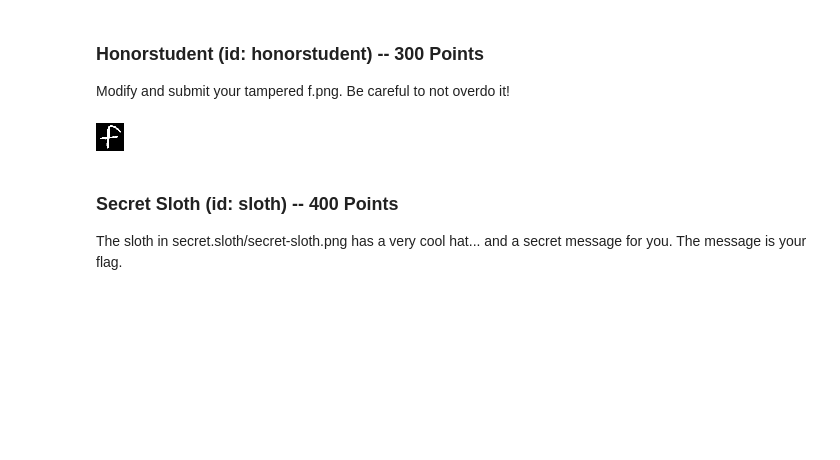
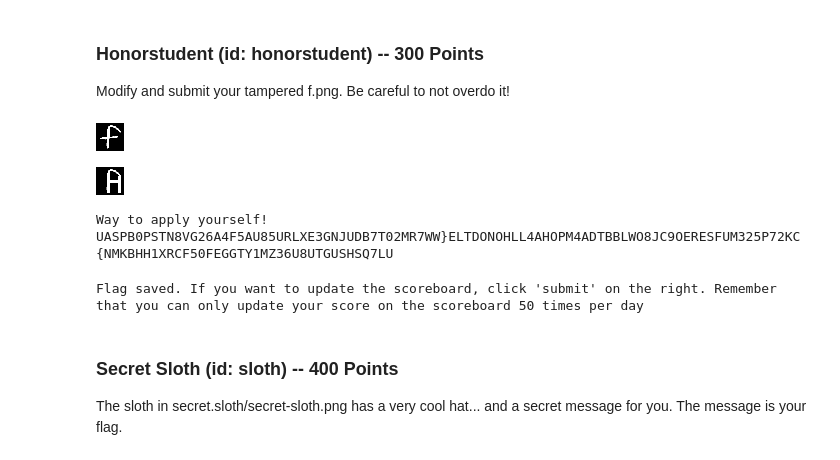
Before and after one commit to anubhavde/jubilant-robot-hacker, a Jupyter notebook: submission.ipynb, the cells around one changed output. Cells and saved outputs as stored; diff of their text form; code cells hidden in the pictures; blank space fills up the shorter version.

```diff
--- a/submission.ipynb
+++ b/submission.ipynb
@@ -441,6 +441,81 @@ Modify and submit your tampered f.png. Be careful to not overdo it!
 Ima(filename='/home/linux/Workspace/ai-village-ctf/honorstudent/f.png')
 # %% [output]
 [figure]
+# %%
+data = np.array([[0, 0, 0, 0, 0, 0, 0, 0, 0, 0, 0, 0, 0, 0, 0, 0, 0, 0, 0, 0, 0, 0, 0, 0, 0, 0, 0, 0],
+                 [0, 0, 0, 0, 0, 0, 0, 0, 0, 0, 0, 0, 0, 0, 0,
+                     0, 0, 0, 0, 0, 0, 0, 0, 0, 0, 0, 0, 0],
+                 [0, 0, 0, 0, 0, 0, 0, 0, 0, 0, 0, 0, 0, 0, 255,
+                     255, 198, 0, 0, 0, 0, 0, 0, 0, 0, 0, 0, 0],
+                 [0, 0, 0, 0, 0, 0, 0, 0, 0, 0, 0, 0, 189, 255, 255,
+                  255, 255, 255, 255, 234, 0, 0, 0, 0, 0, 0, 0, 0],
+                 [0, 0, 0, 0, 0, 0, 0, 0, 0, 0, 0, 0, 255, 255, 0,
+                  0, 0, 180, 255, 255, 156, 0, 0, 0, 0, 0, 0, 0],
+                 [0, 0, 0, 0, 0, 0, 0, 0, 0, 0, 0, 21, 255, 255, 0,
+                  0, 0, 0, 0, 105, 255, 255, 90, 0, 0, 0, 0, 0],
+                 [0, 0, 0, 0, 0, 0, 0, 0, 0, 0, 0, 255, 255, 255, 0,
+                  0, 0, 0, 0, 0, 126, 255, 255, 24, 0, 0, 0, 0],
+                 [0, 0, 0, 0, 0, 0, 0, 0, 0, 0, 0, 255, 255, 255,
+                  0, 0, 0, 0, 0, 0, 0, 0, 255, 255, 0, 0, 0, 0],
+                 [0, 0, 0, 0, 0, 0, 0, 0, 0, 0, 0, 255, 255, 255,
+                  0, 0, 0, 0, 0, 0, 0, 0, 0, 255, 255, 0, 0, 0],
+                 [0, 0, 0, 0, 0, 0, 0, 0, 0, 0, 0, 255, 255,  255,
+                  0, 0, 0, 0, 0, 0, 0, 0, 255, 255, 255, 0, 0, 0],
+                 [0, 0, 0, 0, 0, 0, 0, 0, 0, 0, 0, 255, 255, 255, 0,
+                  0, 0, 0, 0, 0, 0, 0, 255, 255, 255, 0,  0, 0],
+                 [0, 0, 0, 0, 0, 0, 0, 0, 0, 0, 0, 255, 255, 255, 0,
+                  0, 0, 0, 0, 0, 0, 0, 255, 255, 255, 0,  0, 0],
+                 [0, 0, 0, 0, 0, 0, 0, 0, 0, 0, 0, 255, 255, 255, 0,
+                  0, 0, 0, 0, 0, 0, 0, 255, 255, 255, 0, 0, 0],
+                 [0, 0, 0, 0, 0, 0, 0, 0, 0, 0, 0, 255, 255, 255, 255, 255,
+                  255, 255, 255, 255, 255, 255, 255, 255, 255, 0, 0, 0],
+                 [0, 0, 0, 0, 0, 0, 0, 0, 0, 0, 0, 255, 255, 255, 255, 255,
+                  255, 255, 255, 255, 255, 255, 255, 255, 255, 0, 0, 0],
+                 [0, 0, 0, 0, 0, 0, 0, 0, 0, 0, 0, 255, 255, 255, 255, 255,
+                  255, 255, 255, 255, 255, 255, 255, 255, 255, 0, 0, 0],
+                 [0, 0, 0, 0, 0, 0, 0, 0, 0, 0, 0, 255, 255, 255, 0,
+                  0, 0, 0, 0, 0, 0, 0, 255, 255, 255, 0, 0, 0],
+                 [0, 0, 0, 0, 0, 0, 0, 0, 0, 0, 0, 255, 255, 255, 0,
+                  0, 0, 0, 0, 0, 0, 0, 255, 255, 255, 0, 0, 0],
+                 [0, 0, 0, 0, 0, 0, 0, 0, 0, 0, 0, 255, 255, 255, 0,
+                  0, 0, 0, 0, 0, 0, 0, 255, 255, 255, 0, 0, 0],
+                 [0, 0, 0, 0, 0, 0, 0, 0, 0, 0, 0, 255, 255, 255, 0,
+                  0, 0, 0, 0, 0, 0, 0, 255, 255, 255, 0, 0, 0],
+                 [0, 0, 0, 0, 0, 0, 0, 0, 0, 0, 138, 255, 255, 255,
+                  0, 0, 0, 0, 0, 0, 0, 0, 255, 255, 255, 0, 0, 0],
+                 [0, 0, 0, 0, 0, 0, 0, 0, 0, 0, 129, 255, 255, 255,
+                  0, 0, 0, 0, 0, 0, 0, 0, 255, 255, 255, 0, 0, 0],
+                 [0, 0, 0, 0, 0, 0, 0, 0, 0, 0, 135, 255, 255, 255,
+                  0, 0, 0, 0, 0, 0, 0, 0, 255, 255, 255, 0, 0, 0],
+                 [0, 0, 0, 0, 0, 0, 0, 0, 0, 0, 0, 255, 255, 255, 0,
+                  0, 0, 0, 0, 0, 0, 0, 255, 255, 255, 0, 0, 0],
+                 [0, 0, 0, 0, 0, 0, 0, 0, 0, 0, 0, 255, 255, 255, 0,
+                  0, 0, 0, 0, 0, 0, 0, 255, 255, 255, 0, 0, 0],
+                 [0, 0, 0, 0, 0, 0, 0, 0, 0, 0, 0, 255, 255, 255, 0,
+                  0, 0, 0, 0, 0, 0, 0, 255, 255, 255, 0, 0, 0],
+                 [0, 0, 0, 0, 0, 0, 0, 0, 0, 0, 0, 0, 0, 0, 0,
+                  0, 0, 0, 0, 0, 0, 0, 0, 0, 0, 0, 0, 0],
+                 [0, 0, 0, 0, 0, 0, 0, 0, 0, 0, 0, 0, 0, 0, 0, 0, 0, 0, 0, 0, 0, 0, 0, 0, 0, 0, 0, 0]], dtype=np.uint8)
+img = Image.fromarray(data)
+img.save('a.png')
+display(img)
+# %% [output]
+[figure, added]
+# %%
+
+with open(f"/home/linux/Workspace/ai-village-ctf/honorstudent/a.png", "rb") as f:
+    try:
+        r = requests.post("https://honorstudent.fly.dev/score",
+                          files={"data_file": f})
+        print(r.text)
+    except requests.exceptions.ConnectionError:
+        print("Connection problems. Contact the CTF organizers.")
+# %% [output]
+Way to apply yourself! UASPB0PSTN8VG26A4F5AU85URLXE3GNJUDB7T02MR7WW}ELTDONOHLL4AHOPM4ADTBBLWO8JC9OERESFUM325P72KC{NMKBHH1XRCF50FEGGTY1MZ36U8UTGUSHSQ7LU
+# %%
+add_flag("honorstudent", "UASPB0PSTN8VG26A4F5AU85URLXE3GNJUDB7T02MR7WW}ELTDONOHLL4AHOPM4ADTBBLWO8JC9OERESFUM325P72KC{NMKBHH1XRCF50FEGGTY1MZ36U8UTGUSHSQ7LU")
+# %% [output]
+Flag saved. If you want to update the scoreboard, click 'submit' on the right. Remember that you can only update your score on the scoreboard 50 times per day
 # %% [markdown]
 ### **Secret Sloth (id: sloth) -- 400 Points**
 
```
Also changed, not shown: parts of 21 cells of this notebook.
